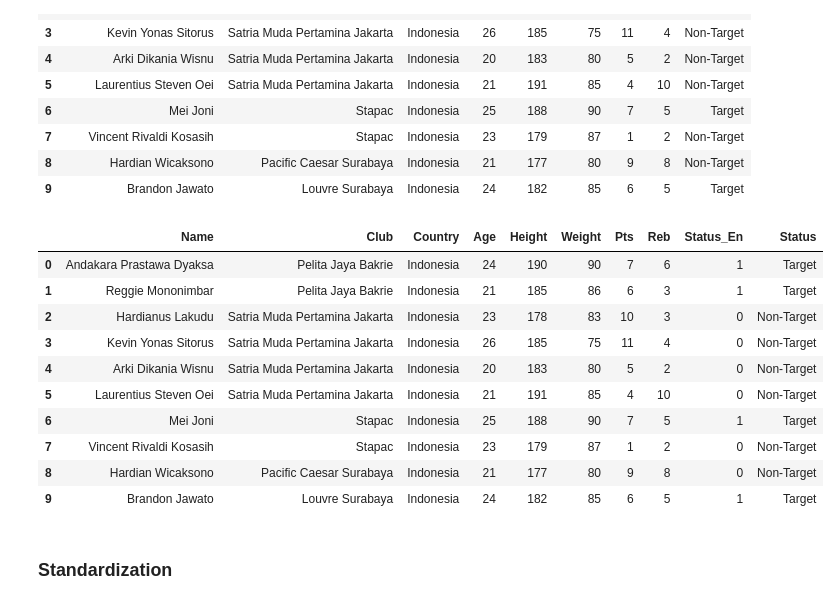
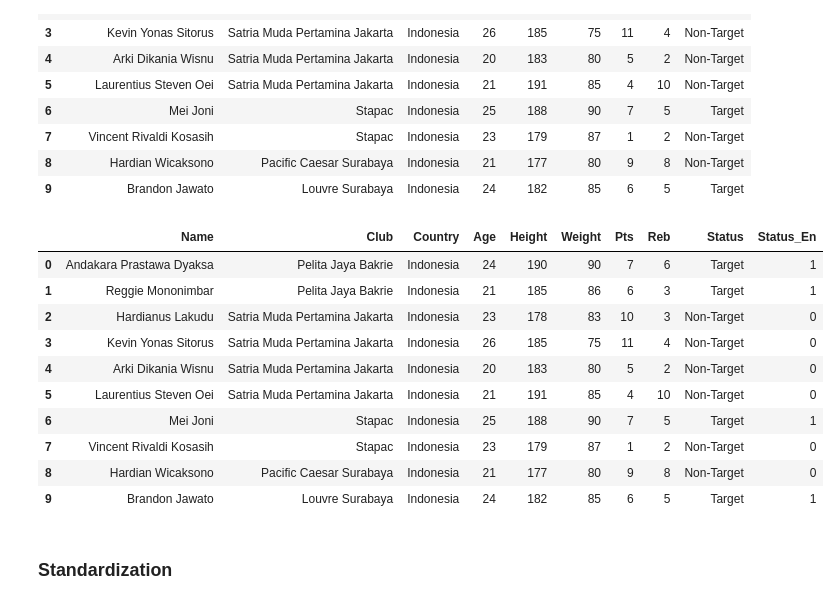
Before and after one commit to ksmrdn/Pemain_Basket, a Jupyter notebook: Classifier_BBall.ipynb, the cells around one changed output. Saved outputs shown, nothing was run; the diff lists cells and outputs as text; code cells hidden in the pictures.

```diff
--- a/Classifier_BBall.ipynb
+++ b/Classifier_BBall.ipynb
@@ -639,23 +644,23 @@ dfIBL
 # %%
 ### Labeling Target
 le = LabelEncoder()
 df_IBL = dfIBL #mau di drop kolom statusnya
 df_IBL['Status_En'] = le.fit_transform(df_IBL['Status']) ####0 bukan target, 1 target
-df_IBL = df_IBL.drop(["Status_en","Status"], axis=1)
+# df_IBL = df_IBL.drop(["Status_en","Status"], axis=1)
 df_IBL['Status'] = dfIBL['Status']
 df_IBL
 # %% [output]
-|  | Name | Club | Country | Age | Height | Weight | Pts | Reb | Status_En | Status |
-| 0 | Andakara Prastawa Dyaksa | Pelita Jaya Bakrie | Indonesia | 24 | 190 | 90 | 7 | 6 | 1 | Target |
-| 1 | Reggie Mononimbar | Pelita Jaya Bakrie | Indonesia | 21 | 185 | 86 | 6 | 3 | 1 | Target |
-| 2 | Hardianus Lakudu | Satria Muda Pertamina Jakarta | Indonesia | 23 | 178 | 83 | 10 | 3 | 0 | Non-Target |
-| 3 | Kevin Yonas Sitorus | Satria Muda Pertamina Jakarta | Indonesia | 26 | 185 | 75 | 11 | 4 | 0 | Non-Target |
-| 4 | Arki Dikania Wisnu | Satria Muda Pertamina Jakarta | Indonesia | 20 | 183 | 80 | 5 | 2 | 0 | Non-Target |
-| 5 | Laurentius Steven Oei | Satria Muda Pertamina Jakarta | Indonesia | 21 | 191 | 85 | 4 | 10 | 0 | Non-Target |
-| 6 | Mei Joni | Stapac | Indonesia | 25 | 188 | 90 | 7 | 5 | 1 | Target |
-| 7 | Vincent Rivaldi Kosasih | Stapac | Indonesia | 23 | 179 | 87 | 1 | 2 | 0 | Non-Target |
-| 8 | Hardian Wicaksono | Pacific Caesar Surabaya | Indonesia | 21 | 177 | 80 | 9 | 8 | 0 | Non-Target |
-| 9 | Brandon Jawato | Louvre Surabaya | Indonesia | 24 | 182 | 85 | 6 | 5 | 1 | Target |
+|  | Name | Club | Country | Age | Height | Weight | Pts | Reb | Status | Status_En |
+| 0 | Andakara Prastawa Dyaksa | Pelita Jaya Bakrie | Indonesia | 24 | 190 | 90 | 7 | 6 | Target | 1 |
+| 1 | Reggie Mononimbar | Pelita Jaya Bakrie | Indonesia | 21 | 185 | 86 | 6 | 3 | Target | 1 |
+| 2 | Hardianus Lakudu | Satria Muda Pertamina Jakarta | Indonesia | 23 | 178 | 83 | 10 | 3 | Non-Target | 0 |
+| 3 | Kevin Yonas Sitorus | Satria Muda Pertamina Jakarta | Indonesia | 26 | 185 | 75 | 11 | 4 | Non-Target | 0 |
+| 4 | Arki Dikania Wisnu | Satria Muda Pertamina Jakarta | Indonesia | 20 | 183 | 80 | 5 | 2 | Non-Target | 0 |
+| 5 | Laurentius Steven Oei | Satria Muda Pertamina Jakarta | Indonesia | 21 | 191 | 85 | 4 | 10 | Non-Target | 0 |
+| 6 | Mei Joni | Stapac | Indonesia | 25 | 188 | 90 | 7 | 5 | Target | 1 |
+| 7 | Vincent Rivaldi Kosasih | Stapac | Indonesia | 23 | 179 | 87 | 1 | 2 | Non-Target | 0 |
+| 8 | Hardian Wicaksono | Pacific Caesar Surabaya | Indonesia | 21 | 177 | 80 | 9 | 8 | Non-Target | 0 |
+| 9 | Brandon Jawato | Louvre Surabaya | Indonesia | 24 | 182 | 85 | 6 | 5 | Target | 1 |
 # %% [markdown]
 ### Standardization
 # %%
```
Also changed, not shown: parts of 20 cells of this notebook.
